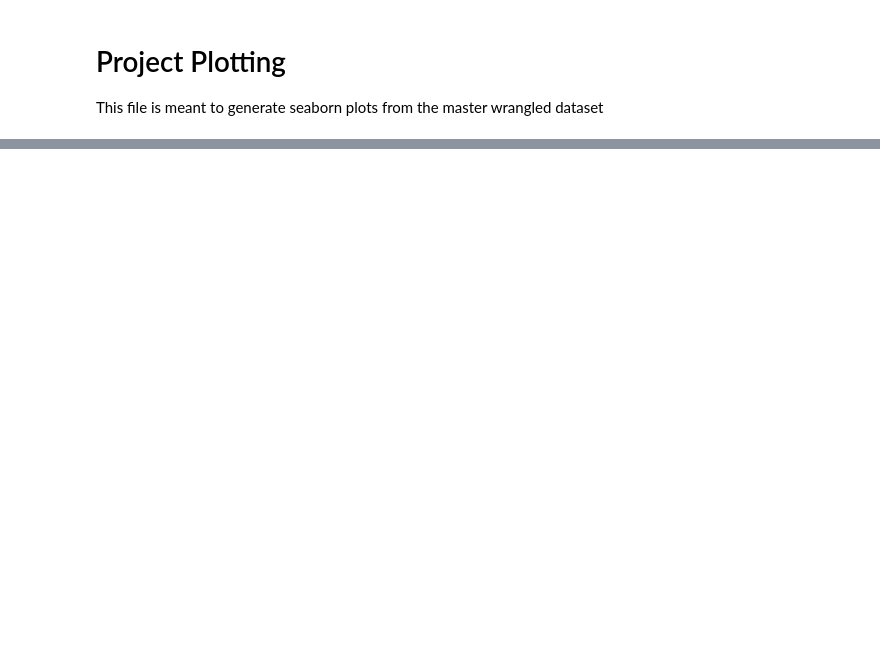
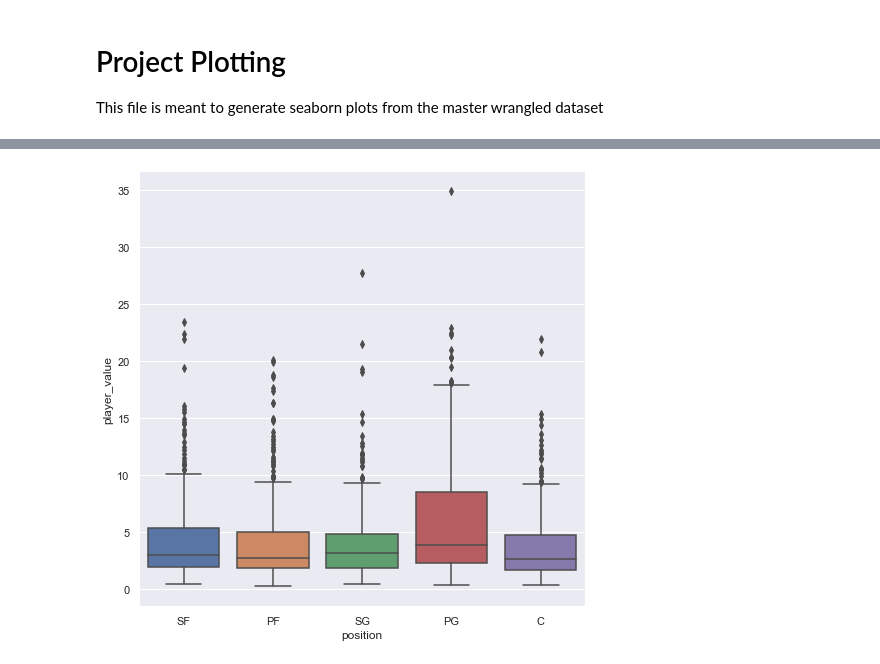
Before and after one commit to matteo8p/NBA_Analysis, a Jupyter notebook: Master Data Plotting.ipynb, the cells around one changed output, grey strips where cells are left out. Saved outputs shown, nothing was run; the diff lists cells and outputs as text; code cells hidden in the pictures; blank space fills up the shorter version.

```diff
--- a/Master Data Plotting.ipynb
+++ b/Master Data Plotting.ipynb
@@ -67,0 +177,6 @@ result.head(10)
+# %%
+# Box-and-Whisker Plot of player value per position, and that over time
+sns.set(rc = {'figure.figsize':(8,8)})
+ax1 = sns.boxplot(data=df_07_17, y='player_value', x='position')
+# %% [output]
+[figure, added]
```
Also changed, not shown: parts of 19 cells of this notebook, 2 other files.
